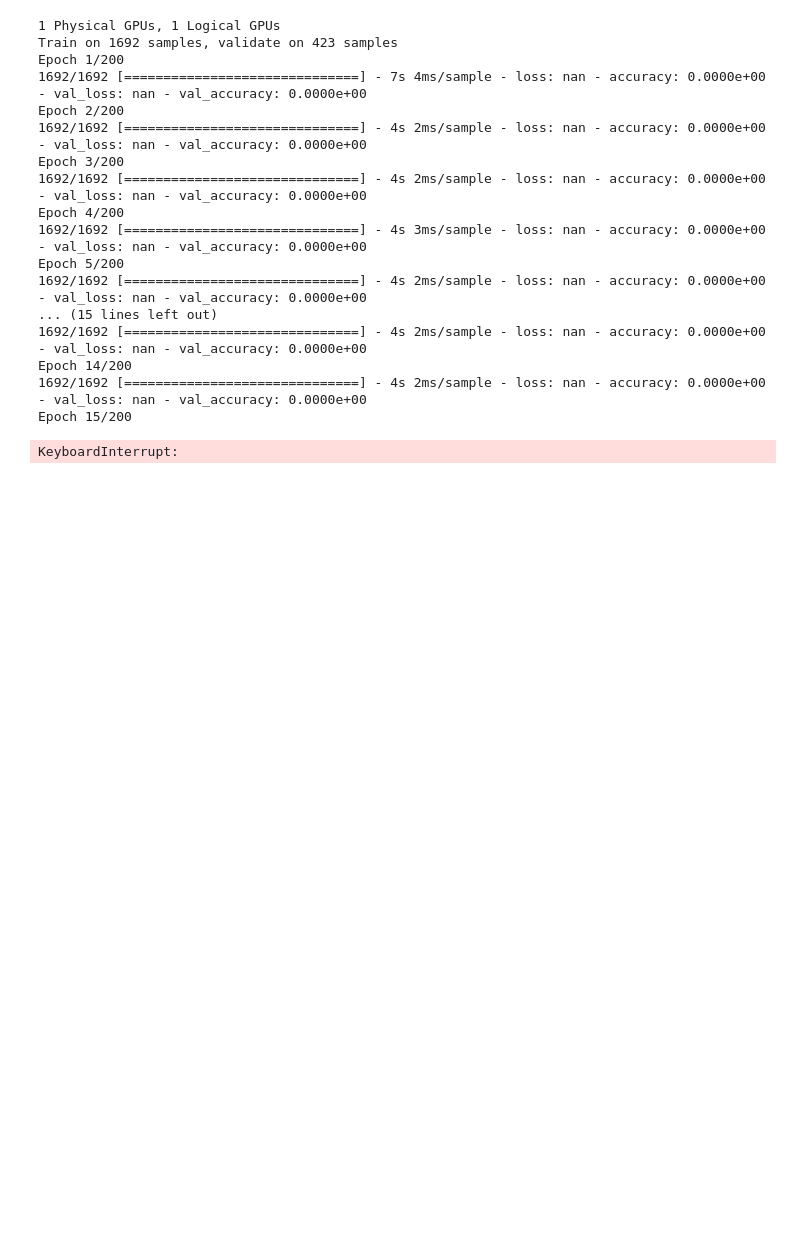
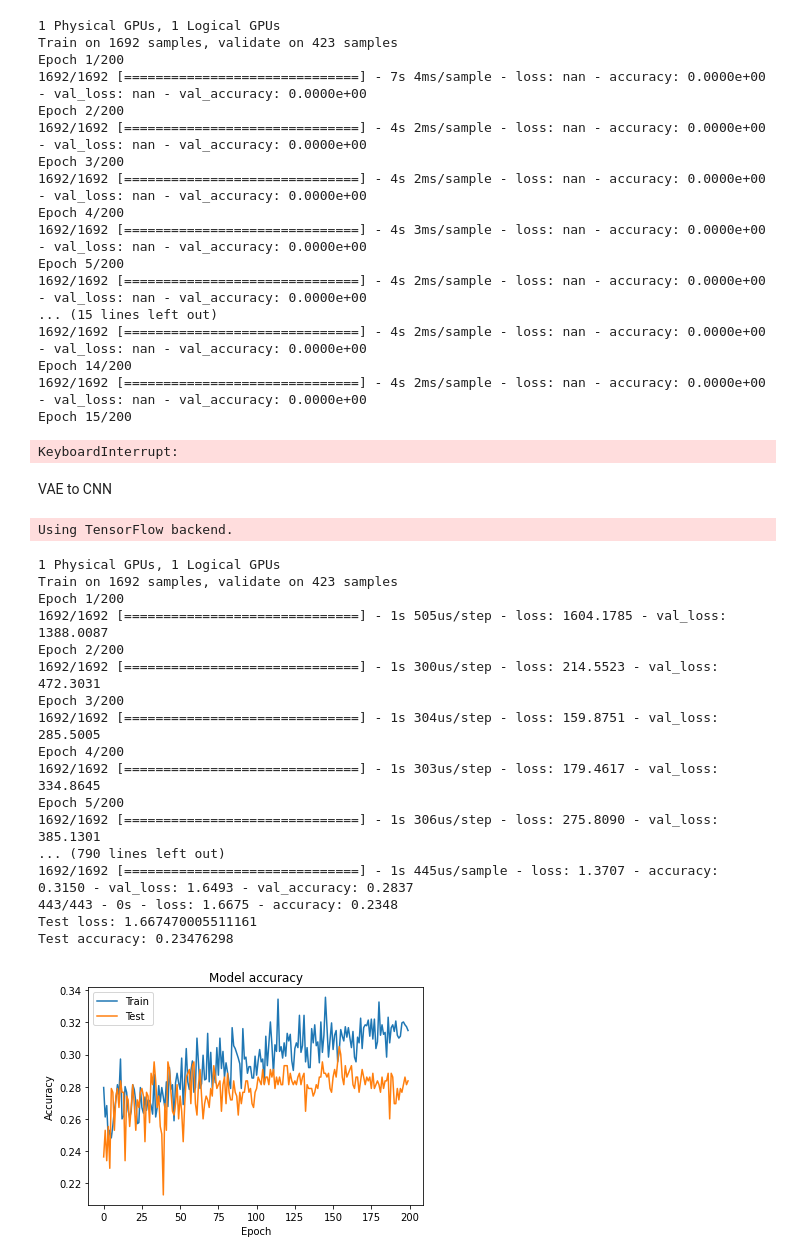
Before and after one commit to aldenperrine/ece_247, a Jupyter notebook: Ece247Final.ipynb, the cells around one changed output. Drawn from its saved outputs; the diff is of its cells as text; code cells hidden in the pictures; blank space fills up the shorter version.

Commit message:
models are run

```diff
--- a/Ece247Final.ipynb
+++ b/Ece247Final.ipynb
@@ -301,3 +301,30 @@ Epoch 14/200
 1692/1692 [==============================] - 4s 2ms/sample - loss: nan - accuracy: 0.0000e+00 - val_loss: nan - val_accuracy: 0.0000e+00
 Epoch 15/200
 KeyboardInterrupt:
+# %% [markdown]
+VAE to CNN
+# %%
+from models import *
+init()
+model = make_vae_model(all_trials[3], all_trials[4], all_trials[0], all_trials[1],
+                        epochs=200, learning_rate=0.0001, optim='Adam')
+# %% [output]
+Using TensorFlow backend.
+1 Physical GPUs, 1 Logical GPUs
+Train on 1692 samples, validate on 423 samples
+Epoch 1/200
+1692/1692 [==============================] - 1s 505us/step - loss: 1604.1785 - val_loss: 1388.0087
+Epoch 2/200
+1692/1692 [==============================] - 1s 300us/step - loss: 214.5523 - val_loss: 472.3031
+Epoch 3/200
+1692/1692 [==============================] - 1s 304us/step - loss: 159.8751 - val_loss: 285.5005
+Epoch 4/200
+1692/1692 [==============================] - 1s 303us/step - loss: 179.4617 - val_loss: 334.8645
+Epoch 5/200
+1692/1692 [==============================] - 1s 306us/step - loss: 275.8090 - val_loss: 385.1301
+... (790 lines left out)
+1692/1692 [==============================] - 1s 445us/sample - loss: 1.3707 - accuracy: 0.3150 - val_loss: 1.6493 - val_accuracy: 0.2837
+443/443 - 0s - loss: 1.6675 - accuracy: 0.2348
+Test loss: 1.667470005511161
+Test accuracy: 0.23476298
+[figure, added]
```
Also changed, not shown: 1 other file.
